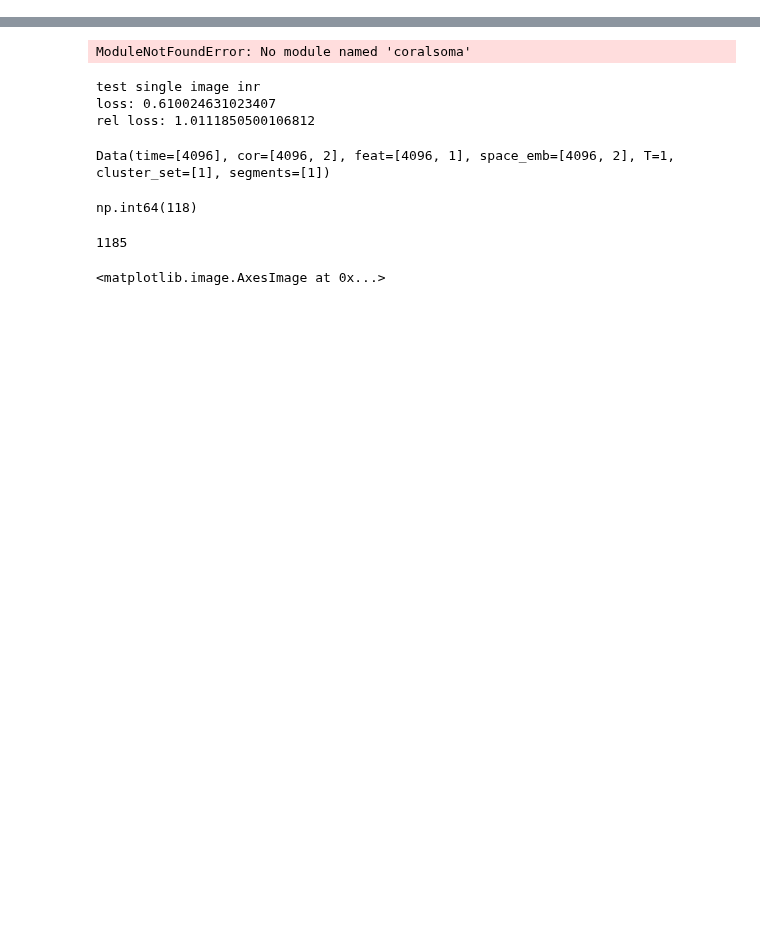
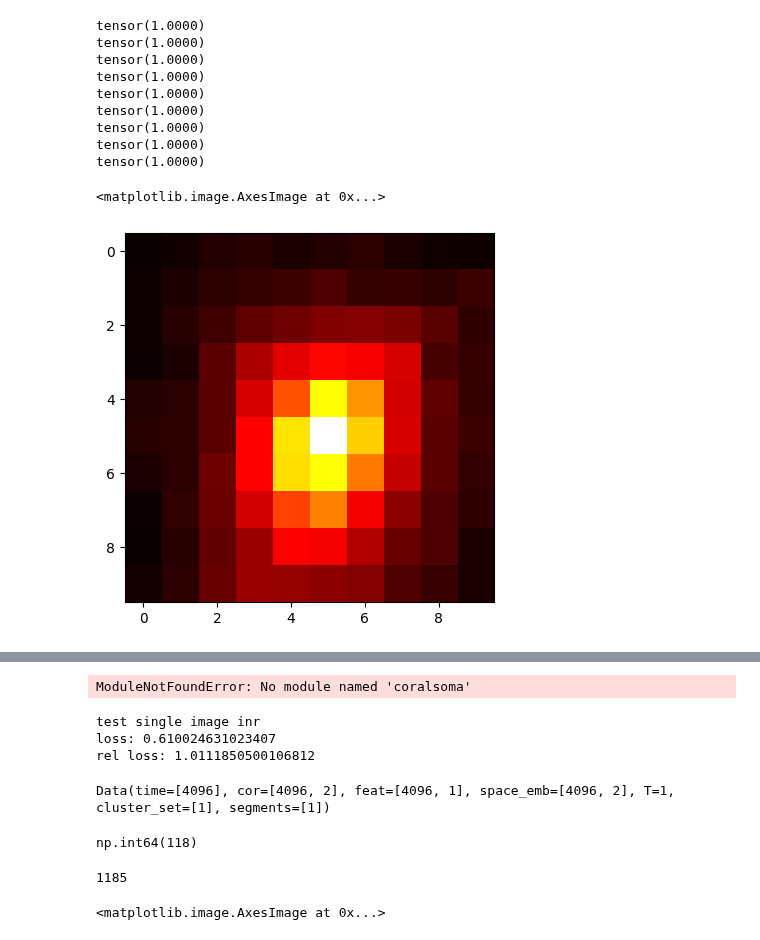
Before and after one commit to guangzhao27/inr_sampling, a Jupyter notebook: inr_sample/Run_Test.ipynb, the cells around one changed output, grey strips where cells are left out. Drawn from its saved outputs; the diff is of its cells as text; code cells hidden in the pictures; blank space fills up the shorter version.

```diff
--- a/inr_sample/Run_Test.ipynb
+++ b/inr_sample/Run_Test.ipynb
@@ -44,0 +235,34 @@ device = torch.device('cuda')
+# %%
+r_list = [1024//rate//3*(i+1) for i in range(2)]
+cor_tensor = torch.empty((4, batch_grad.shape[0]))
+k = 0
+centers = []
+for i in r_list:
+    for j in r_list:
+        sel_grad = all_pix_grads[i*1024//rate+j].cpu()
+
+        cor_tensor[k] = torch.matmul(sel_grad, batch_grad.T).abs()/torch.norm(sel_grad)/torch.norm(batch_grad, dim=1)
+        centers.append((i, j))
+        k+=1
+# %%
+center_img3 = torch.zeros((1024//rate, 1024//rate))
+for i in range(9):
+    line_tensor = cor_tensor[i]
+    img = line_tensor.reshape(1024//rate, 1024//rate)
+    print(img.max())
+    center_img3 += torch.roll(img, shifts=(1024//rate//2-centers[i][0], 1024//rate//2-centers[i][1]), dims = (0, 1))
+center = 1024//rate//2
+show = 5
+plt.imshow(center_img3[center-show:center+show, center-show:center+show], cmap='hot', interpolation='nearest')
+# %% [output]
+tensor(1.0000)
+tensor(1.0000)
+tensor(1.0000)
+tensor(1.0000)
+tensor(1.0000)
+tensor(1.0000)
+tensor(1.0000)
+tensor(1.0000)
+tensor(1.0000)
+<matplotlib.image.AxesImage at 0x...>
+[figure, added]
```
Also changed, not shown: parts of 34 cells of this notebook, 8 other files.
